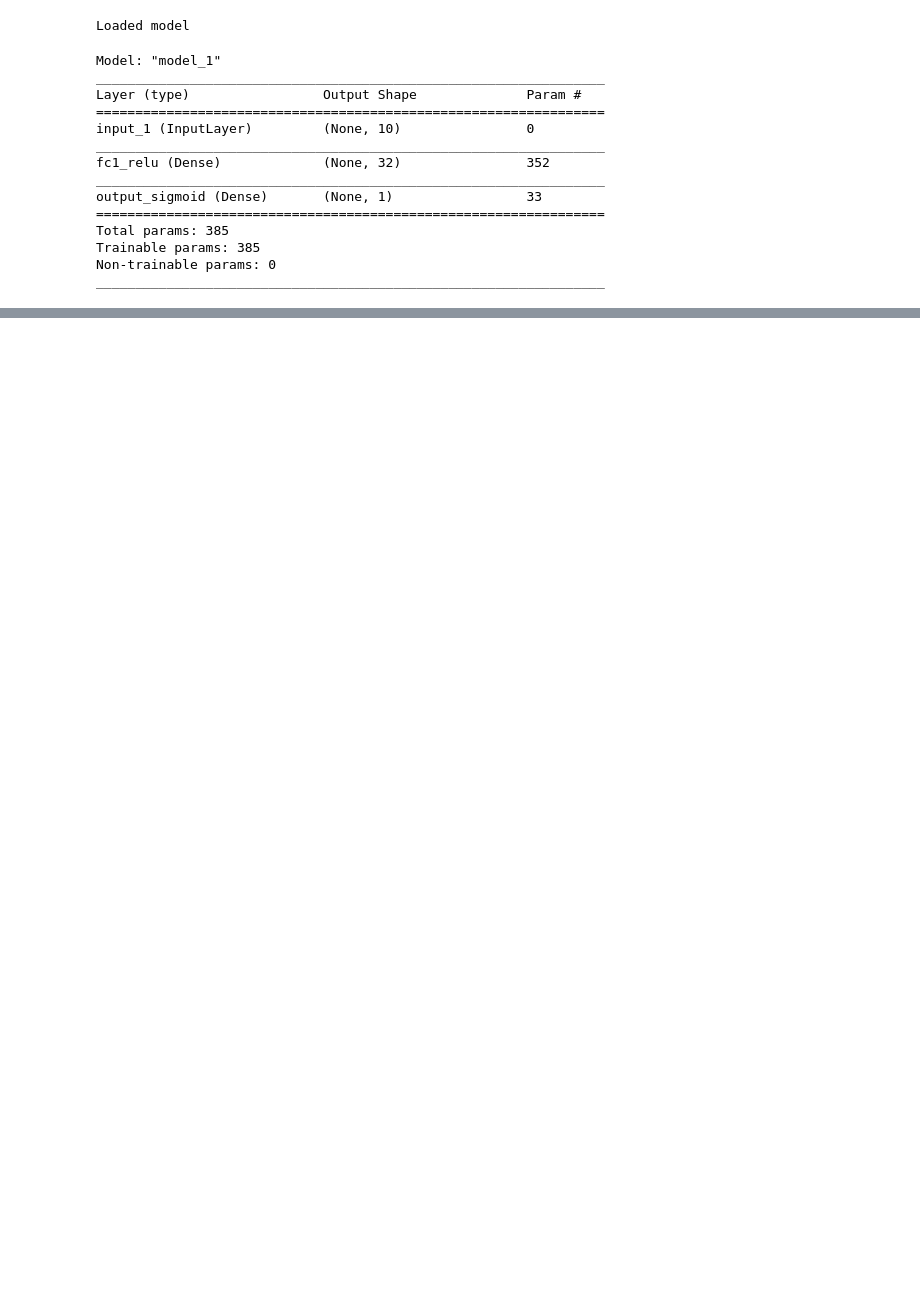
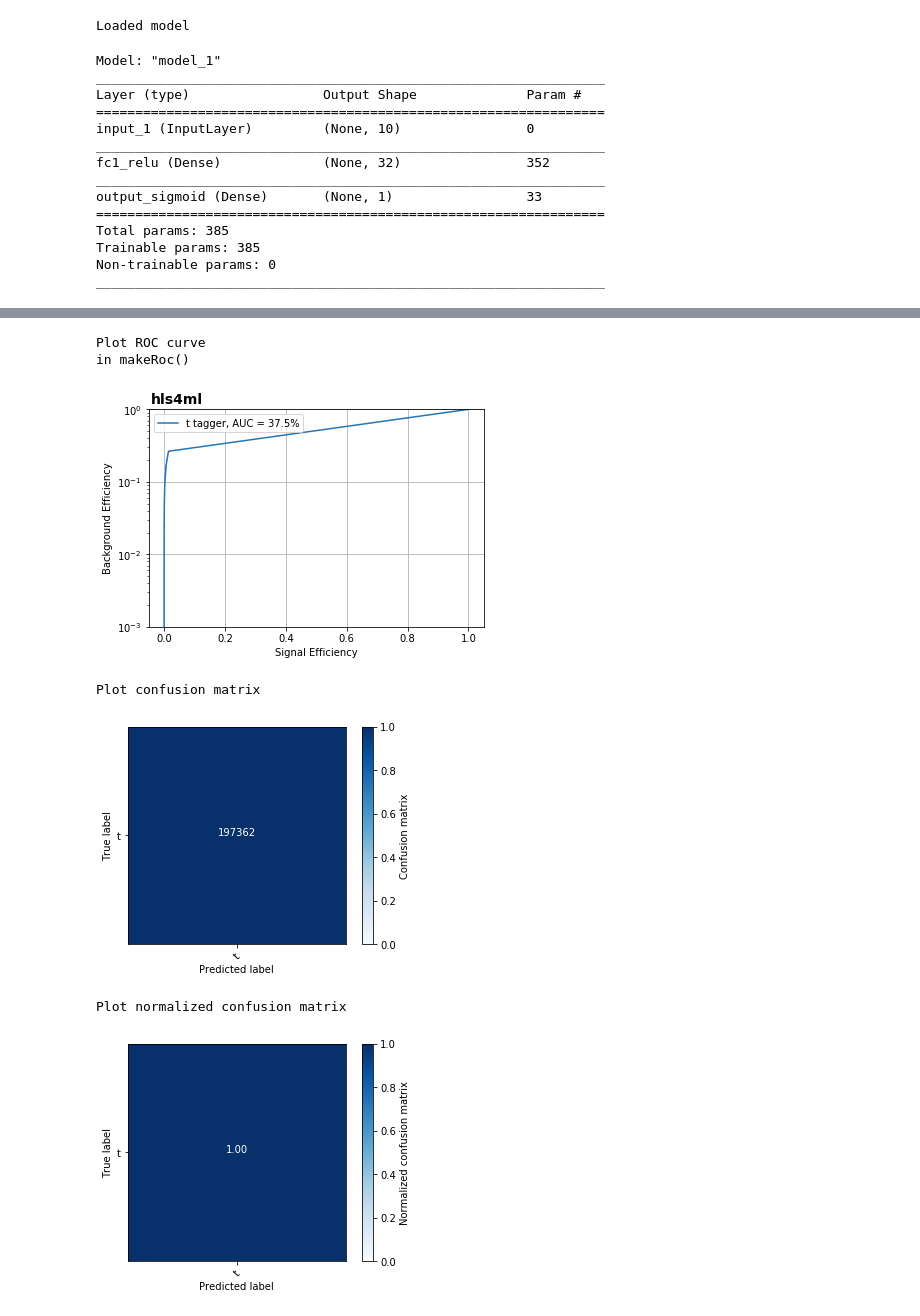
Before and after one commit to caditi97/testingMLmodels, a Jupyter notebook: testing1layer.ipynb, the cells around one changed output, grey strips where cells are left out. Cells and saved outputs as stored; diff of their text form; code cells hidden in the pictures; blank space fills up the shorter version.

Commit message:
1 layer wrong accuracy, cnn plot errors

```diff
--- a/testing1layer.ipynb
+++ b/testing1layer.ipynb
@@ -130,0 +82,2 @@ y_predict_proba = y_predict.argmax(axis=1)
+# %%
+X_train_val, X_test, y_train_val, y_test, labels  = get_features(options, yamlConfig)
@@ -130,0 +87,15 @@ y_predict_proba = y_predict.argmax(axis=1)
+# %%
+json_file = open(options.jsonModel, 'r')
+model = json_file.read()
+json_file.close()
+model = model_from_json(model, custom_objects={'ZeroSomeWeights': ZeroSomeWeights,
+                                                           'BinaryDense': BinaryDense,
+                                                           'TernaryDense': TernaryDense,
+                                                           'QuantizedDense': QuantizedDense,
+                                                           'binary_tanh': binary_tanh,
+                                                           'ternary_tanh': ternary_tanh,
+                                                           'quantized_relu': quantized_relu,
+                                                           'Clip': Clip})
+# %%
+model.load_weights(options.inputModel)
+model.summary()
@@ -130,0 +117,34 @@ y_predict_proba = y_predict.argmax(axis=1)
+# %%
+print("Plot ROC curve")
+y_predict = makeRoc(X_test, labels, y_test, model)
+plt.show()
+# print(y_predict)
+
+y_test_proba = y_test.argmax(axis=1)
+y_predict_proba = y_predict.argmax(axis=1)
+
+print("Plot confusion matrix")
+# Compute non-normalized confusion matrix
+cnf_matrix = confusion_matrix(y_test_proba, y_predict_proba)
+np.set_printoptions(precision=2)
+
+# Plot non-normalized confusion matrix
+plt.figure()
+plot_confusion_matrix(cnf_matrix, classes=[l.replace('j_','') for l in labels],
+                          title='Confusion matrix')
+# plt.show()
+print("Plot normalized confusion matrix")
+
+# Plot normalized confusion matrix
+plt.figure()
+plot_confusion_matrix(cnf_matrix, classes=[l.replace('j_','') for l in labels], normalize=True,
+                          title='Normalized confusion matrix')
+# plt.show()
+# %% [output]
+Plot ROC curve
+in makeRoc()
+[figure, added]
+Plot confusion matrix
+[figure, added]
+Plot normalized confusion matrix
+[figure, added]
```
Also changed, not shown: parts of 16 cells of this notebook, 1 other file.
